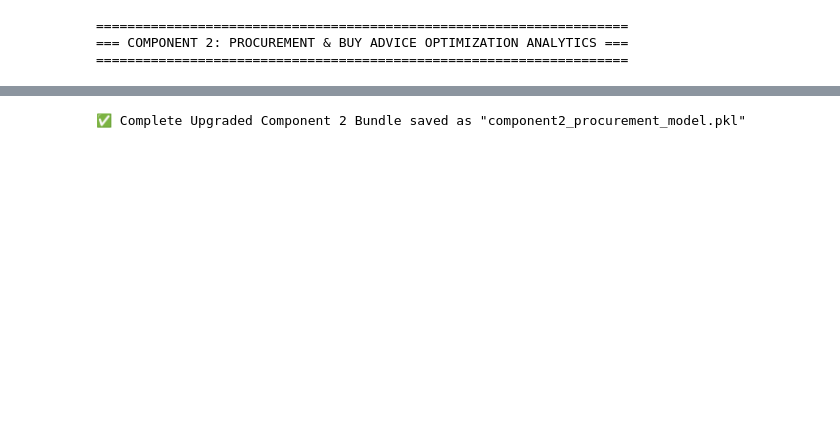
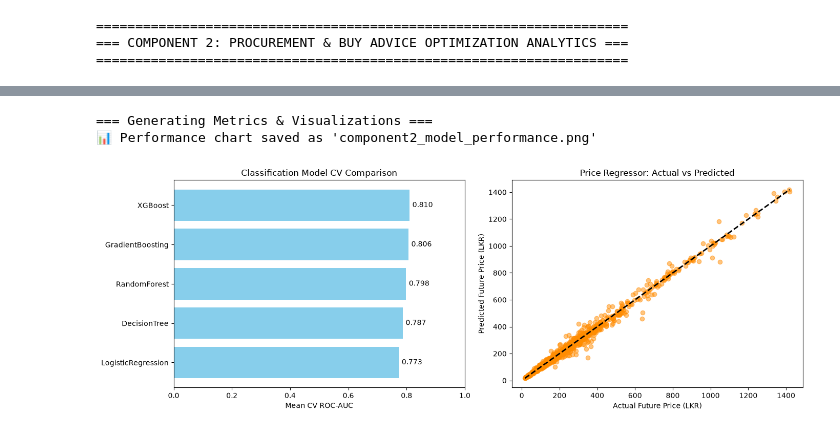
Before and after one commit to sathirapramudith123/R26-IT-139, a Jupyter notebook: ML model/procument/procument.ipynb, the cells around one changed output, grey strips where cells are left out. Drawn from its saved outputs; the diff is of its cells as text; code cells hidden in the pictures; blank space fills up the shorter version.

```diff
--- a/ML model/procument/procument.ipynb
+++ b/ML model/procument/procument.ipynb
@@ -429,17 +266,32 @@ Rule Engine Alerts      : ['No Risk Blocks']
 # %%
 # =========================================================================
-# STEP 8: MODEL SERIALIZATION
+# STEP 8: EVALUATION VISUALIZATIONS (PLOT & SAVE)
 # =========================================================================
-bundle = {
-    'classifier_model': champion_cls_model,
-    'regressor_model': price_regressor,
-    'feature_names': X.columns.tolist(),
-    'numerical_cols': num_cols,
-    'categorical_cols': cat_cols,
-}
+print("\n=== Generating Metrics & Visualizations ===")
+fig, axes = plt.subplots(1, 2, figsize=(14, 5))
 
-model_filename = 'component2_procurement_model.pkl'
-joblib.dump(bundle, model_filename)
-print(f'\n✅ Complete Upgraded Component 2 Bundle saved as "{model_filename}"')
+# Plot 1: Classification CV Performance Comparison
+model_names = list(cv_results.keys())
+auc_scores = [cv_results[m]['auc'] for m in model_names]
+
+axes[0].barh(model_names, auc_scores, color='skyblue')
+axes[0].set_xlabel('Mean CV ROC-AUC')
+axes[0].set_title('Classification Model CV Comparison')
+axes[0].set_xlim(0, 1.0)
+for i, v in enumerate(auc_scores):
+    axes[0].text(v + 0.01, i, f"{v:.3f}", va='center')
+
+# Plot 2: Regression Actual vs Predicted Price
+axes[1].scatter(y_test_reg, y_reg_pred, alpha=0.5, color='darkorange')
+axes[1].plot([y_test_reg.min(), y_test_reg.max()], [y_test_reg.min(), y_test_reg.max()], 'k--', lw=2)
+axes[1].set_xlabel('Actual Future Price (LKR)')
+axes[1].set_ylabel('Predicted Future Price (LKR)')
+axes[1].set_title('Price Regressor: Actual vs Predicted')
+
+plt.tight_layout()
+plt.savefig('component2_model_performance.png')
+print("📊 Performance chart saved as 'component2_model_performance.png'")
 # %% [output]
-✅ Complete Upgraded Component 2 Bundle saved as "component2_procurement_model.pkl"
+=== Generating Metrics & Visualizations ===
+📊 Performance chart saved as 'component2_model_performance.png'
+[figure, added]
```
Also changed, not shown: parts of 8 cells of this notebook, 24 other files.
